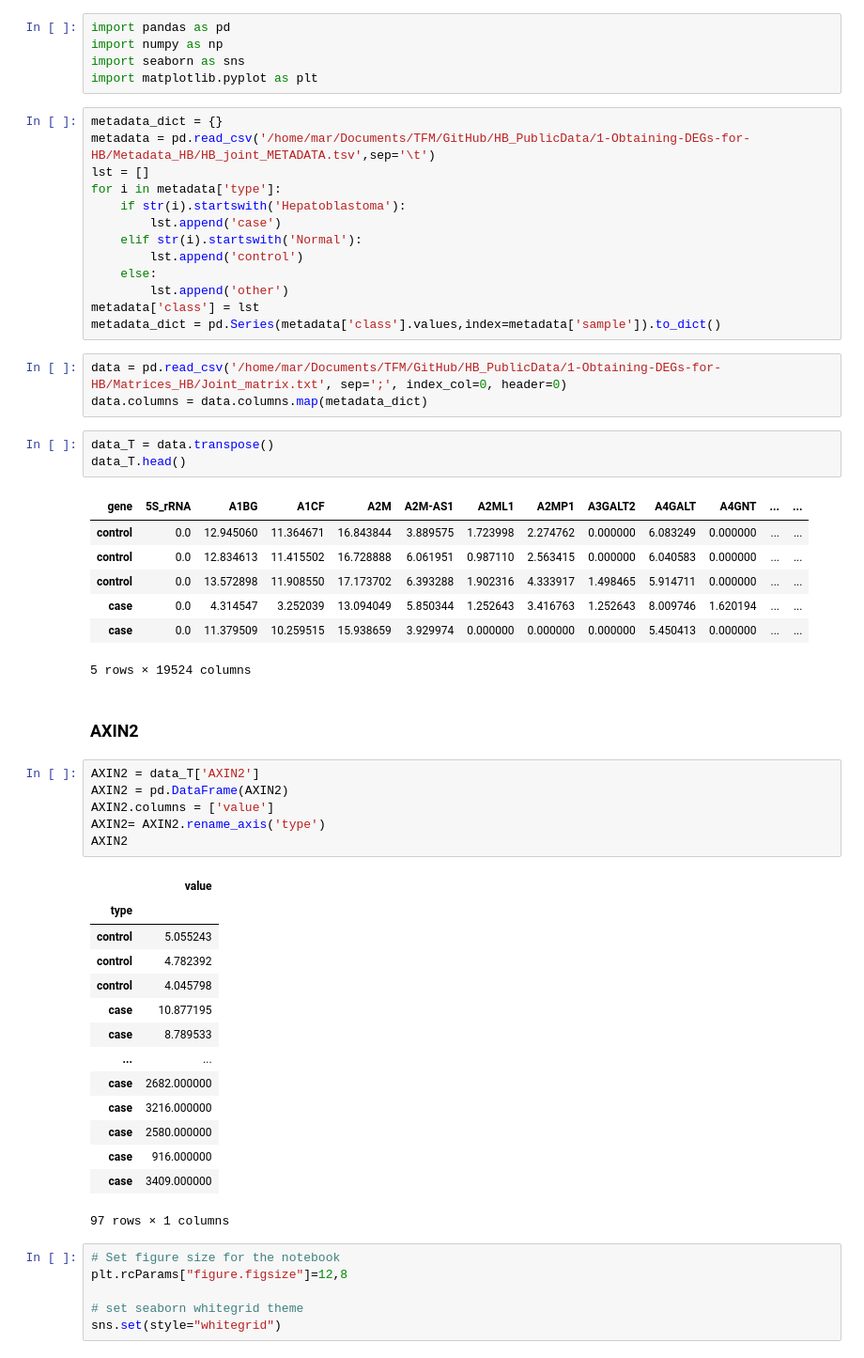
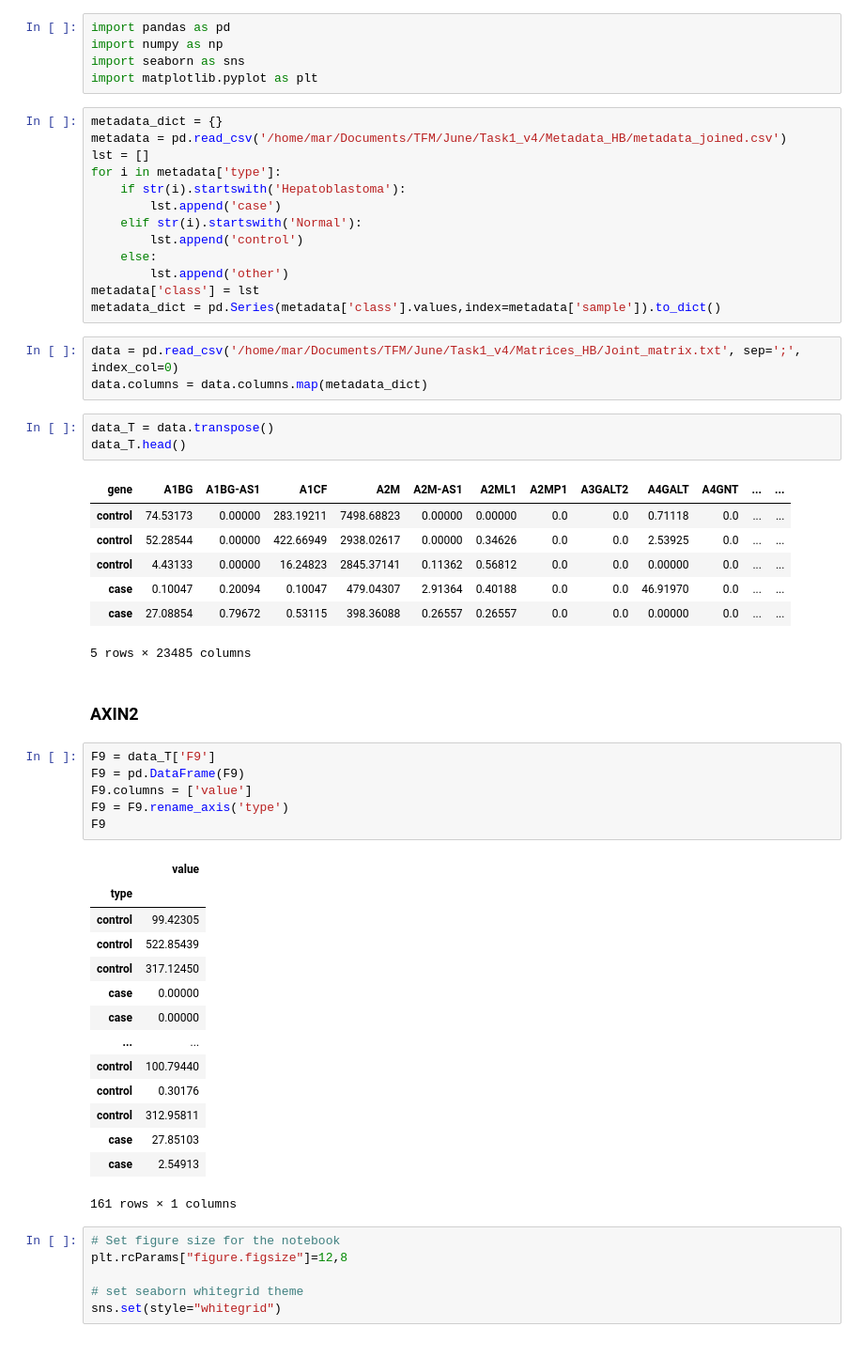
Before and after one commit to marbatlle/multiAffinity, a Jupyter notebook: 1-Obtaining-DEGs-for-HB/DEGs_HB/ES_Plots/ES_Visualization.ipynb, the cells around one changed output. Shown at 94% size. Saved outputs shown, nothing was run; the diff lists cells and outputs as text.

```diff
--- a/1-Obtaining-DEGs-for-HB/DEGs_HB/ES_Plots/ES_Visualization.ipynb
+++ b/1-Obtaining-DEGs-for-HB/DEGs_HB/ES_Plots/ES_Visualization.ipynb
@@ -5,7 +5,7 @@ import seaborn as sns
 import matplotlib.pyplot as plt
 # %%
 metadata_dict = {}
-metadata = pd.read_csv('/home/mar/Documents/TFM/GitHub/HB_PublicData/1-Obtaining-DEGs-for-HB/Metadata_HB/HB_joint_METADATA.tsv',sep='\t')
+metadata = pd.read_csv('/home/mar/Documents/TFM/June/Task1_v4/Metadata_HB/metadata_joined.csv')
 lst = []
 for i in metadata['type']:
     if str(i).startswith('Hepatoblastoma'):
@@ -17,42 +17,42 @@ for i in metadata['type']:
 metadata['class'] = lst
 metadata_dict = pd.Series(metadata['class'].values,index=metadata['sample']).to_dict()
 # %%
-data = pd.read_csv('/home/mar/Documents/TFM/GitHub/HB_PublicData/1-Obtaining-DEGs-for-HB/Matrices_HB/Joint_matrix.txt', sep=';', index_col=0, header=0)
+data = pd.read_csv('/home/mar/Documents/TFM/June/Task1_v4/Matrices_HB/Joint_matrix.txt', sep=';', index_col=0)
 data.columns = data.columns.map(metadata_dict)
 # %%
 data_T = data.transpose()
 data_T.head()
 # %% [output]
-| gene | 5S_rRNA | A1BG | A1CF | A2M | A2M-AS1 | A2ML1 | A2MP1 | A3GALT2 | A4GALT | A4GNT | ... | ... |
-| control | 0.0 | 12.945060 | 11.364671 | 16.843844 | 3.889575 | 1.723998 | 2.274762 | 0.000000 | 6.083249 | 0.000000 | ... | ... |
-| control | 0.0 | 12.834613 | 11.415502 | 16.728888 | 6.061951 | 0.987110 | 2.563415 | 0.000000 | 6.040583 | 0.000000 | ... | ... |
-| control | 0.0 | 13.572898 | 11.908550 | 17.173702 | 6.393288 | 1.902316 | 4.333917 | 1.498465 | 5.914711 | 0.000000 | ... | ... |
-| case | 0.0 | 4.314547 | 3.252039 | 13.094049 | 5.850344 | 1.252643 | 3.416763 | 1.252643 | 8.009746 | 1.620194 | ... | ... |
-| case | 0.0 | 11.379509 | 10.259515 | 15.938659 | 3.929974 | 0.000000 | 0.000000 | 0.000000 | 5.450413 | 0.000000 | ... | ... |
+| gene | A1BG | A1BG-AS1 | A1CF | A2M | A2M-AS1 | A2ML1 | A2MP1 | A3GALT2 | A4GALT | A4GNT | ... | ... |
+| control | 74.53173 | 0.00000 | 283.19211 | 7498.68823 | 0.00000 | 0.00000 | 0.0 | 0.0 | 0.71118 | 0.0 | ... | ... |
+| control | 52.28544 | 0.00000 | 422.66949 | 2938.02617 | 0.00000 | 0.34626 | 0.0 | 0.0 | 2.53925 | 0.0 | ... | ... |
+| control | 4.43133 | 0.00000 | 16.24823 | 2845.37141 | 0.11362 | 0.56812 | 0.0 | 0.0 | 0.00000 | 0.0 | ... | ... |
+| case | 0.10047 | 0.20094 | 0.10047 | 479.04307 | 2.91364 | 0.40188 | 0.0 | 0.0 | 46.91970 | 0.0 | ... | ... |
+| case | 27.08854 | 0.79672 | 0.53115 | 398.36088 | 0.26557 | 0.26557 | 0.0 | 0.0 | 0.00000 | 0.0 | ... | ... |
-5 rows × 19524 columns
+5 rows × 23485 columns
 # %% [markdown]
 ### AXIN2
 # %%
-AXIN2 = data_T['AXIN2']
-AXIN2 = pd.DataFrame(AXIN2)
-AXIN2.columns = ['value']
-AXIN2= AXIN2.rename_axis('type')
-AXIN2
+F9 = data_T['F9']
+F9 = pd.DataFrame(F9)
+F9.columns = ['value']
+F9 = F9.rename_axis('type')
+F9
 # %% [output]
 |  | value |
 | type |  |
-| control | 5.055243 |
-| control | 4.782392 |
-| control | 4.045798 |
-| case | 10.877195 |
-| case | 8.789533 |
+| control | 99.42305 |
+| control | 522.85439 |
+| control | 317.12450 |
+| case | 0.00000 |
+| case | 0.00000 |
 | ... | ... |
-| case | 2682.000000 |
-| case | 3216.000000 |
-| case | 2580.000000 |
-| case | 916.000000 |
-| case | 3409.000000 |
+| control | 100.79440 |
+| control | 0.30176 |
+| control | 312.95811 |
+| case | 27.85103 |
+| case | 2.54913 |
-97 rows × 1 columns
+161 rows × 1 columns
 # %%
 # Set figure size for the notebook
 plt.rcParams["figure.figsize"]=12,8
```
Also changed, not shown: parts of 1 cell of this notebook, 28 other files.
